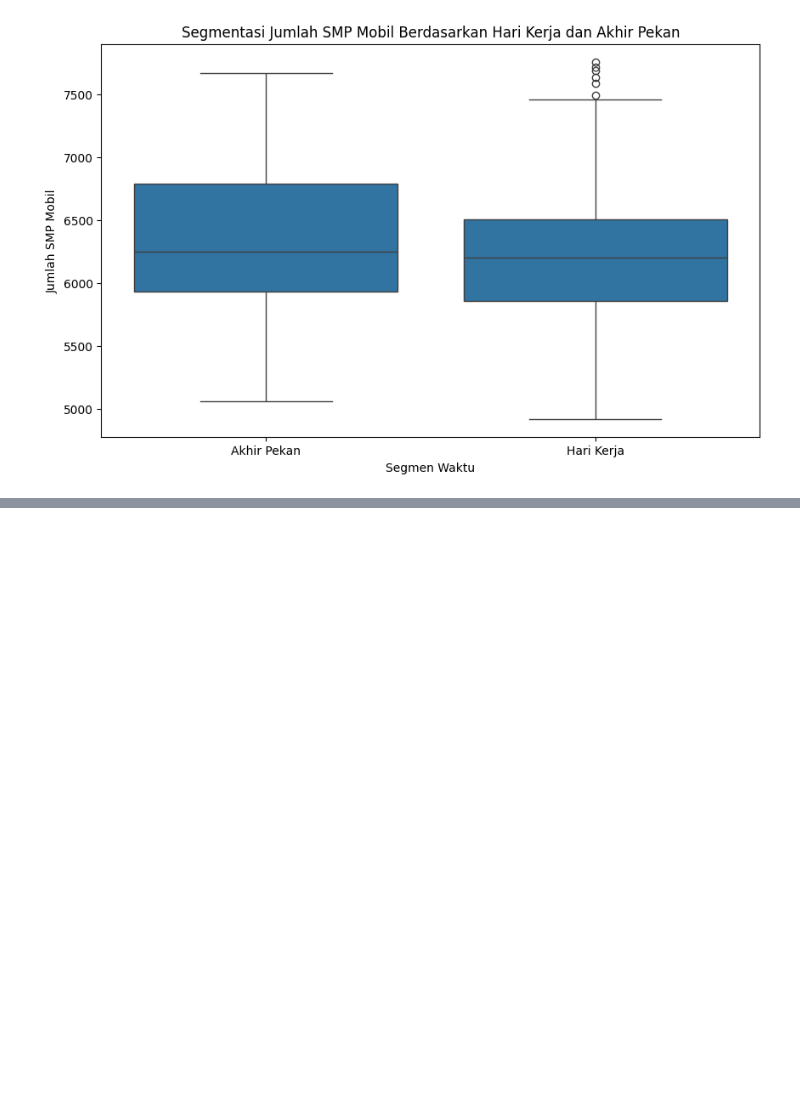
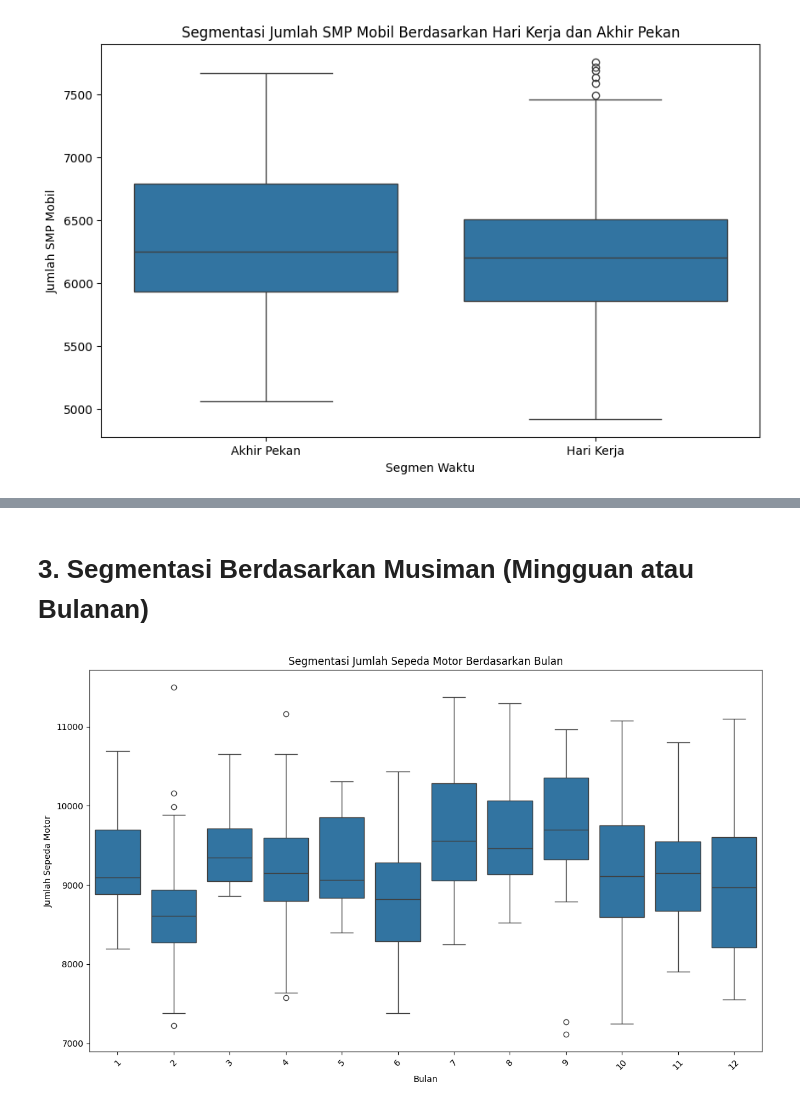
Before and after one commit to Onestringlab/LHRT_Balai, a Jupyter notebook: Kode/9_Analitik_Losarang_2022.ipynb, the cells around one changed output, grey strips where cells are left out. Cells and saved outputs as stored; diff of their text form; code cells hidden in the pictures; blank space fills up the shorter version.

```diff
--- a/Kode/9_Analitik_Losarang_2022.ipynb
+++ b/Kode/9_Analitik_Losarang_2022.ipynb
@@ -354,0 +370,13 @@ plt.show()
+# %% [markdown]
+# 3. Segmentasi Berdasarkan Musiman (Mingguan atau Bulanan)
+# %%
+# Melihat distribusi data per bulan
+plt.figure(figsize=(14, 8))
+sns.boxplot(x='BULAN', y='SMP_MTR', data=df_no_outliers)
+plt.title('Segmentasi Jumlah SMP Sepeda Motor Berdasarkan Bulan')
+plt.xlabel('Bulan')
+plt.ylabel('Jumlah SMP Sepeda Motor')
+plt.xticks(rotation=45)
+plt.show()
+# %% [output]
+[figure, added]
```
Also changed, not shown: parts of 6 cells of this notebook.
